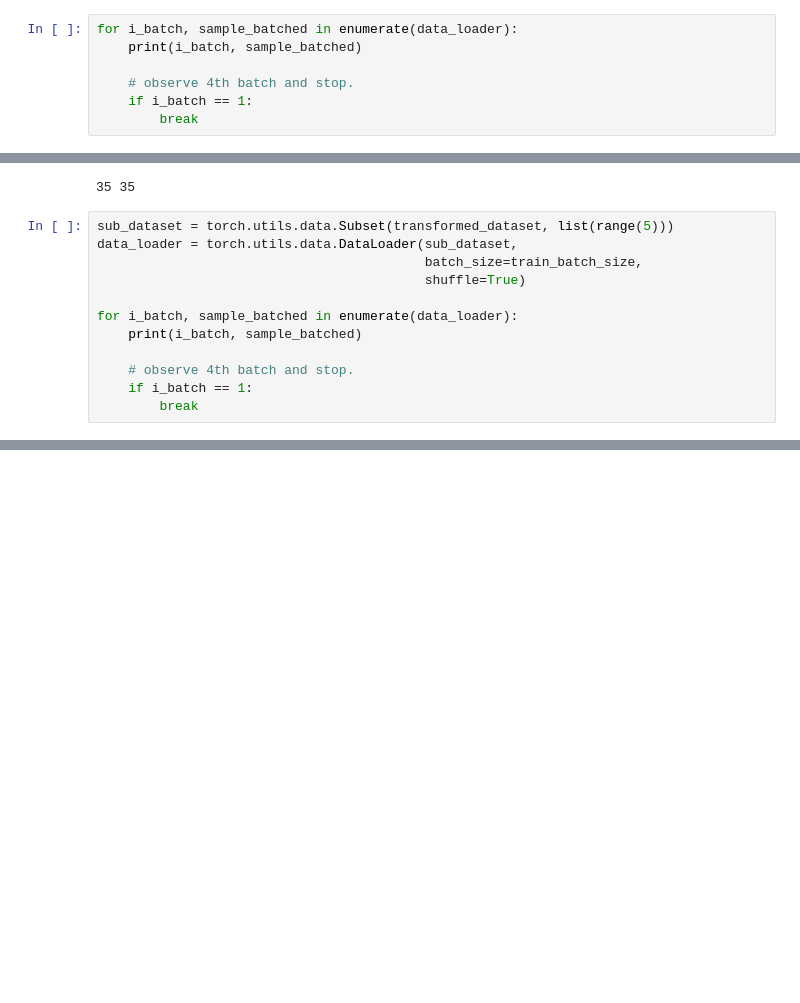
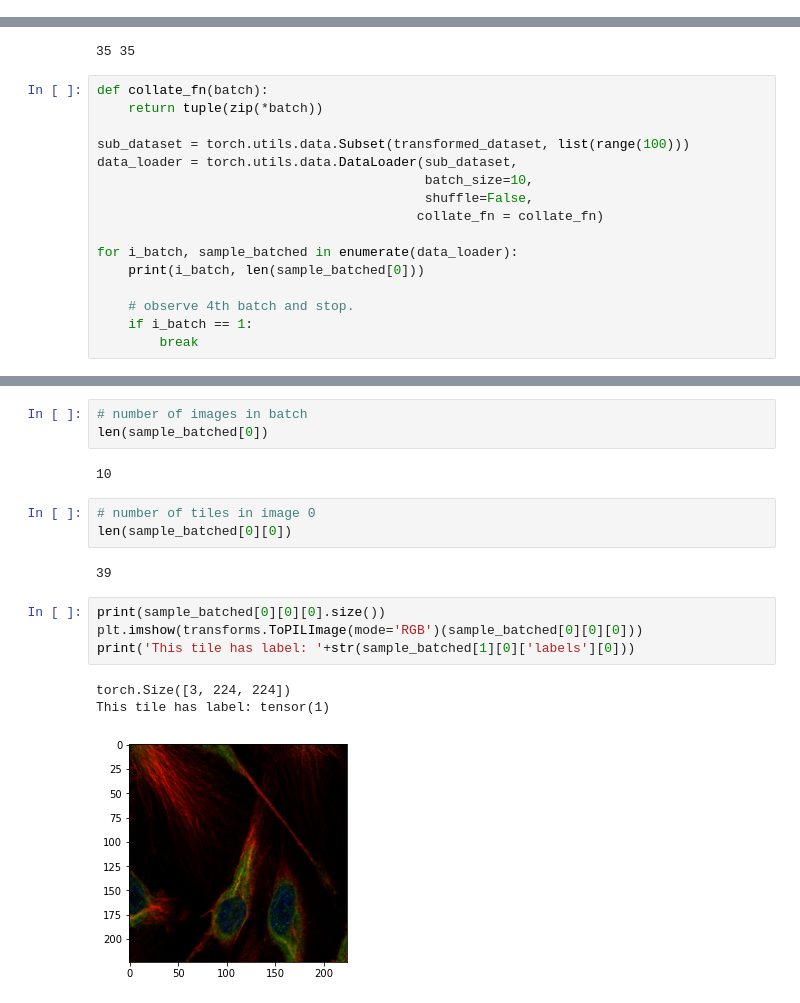
Before and after one commit to trainandgain/HPA-Single-Cell-Classification, a Jupyter notebook: notebooks/pytorch_dataset_dataloader.ipynb, the cells around one changed output, grey strips where cells are left out. Cells and saved outputs as stored; diff of their text form; blank space fills up the shorter version.

```diff
--- a/notebooks/pytorch_dataset_dataloader.ipynb
+++ b/notebooks/pytorch_dataset_dataloader.ipynb
@@ -393,7 +323,0 @@ data_loader = torch.utils.data.DataLoader(sub_dataset,
-# %%
-for i_batch, sample_batched in enumerate(data_loader):
-    print(i_batch, sample_batched)
-
-    # observe 4th batch and stop.
-    if i_batch == 1:
-        break
@@ -424,13 +351,17 @@ print(len(imgs), len(annotations['labels']))
 # %% [output]
 35 35
 # %%
-sub_dataset = torch.utils.data.Subset(transformed_dataset, list(range(5)))
+def collate_fn(batch):
+    return tuple(zip(*batch))
+
+sub_dataset = torch.utils.data.Subset(transformed_dataset, list(range(100)))
 data_loader = torch.utils.data.DataLoader(sub_dataset,
-                                          batch_size=train_batch_size,
-                                          shuffle=True)
+                                          batch_size=10,
+                                          shuffle=False,
+                                         collate_fn = collate_fn)
 
 for i_batch, sample_batched in enumerate(data_loader):
-    print(i_batch, sample_batched)
+    print(i_batch, len(sample_batched[0]))
 
     # observe 4th batch and stop.
     if i_batch == 1:
@@ -456,3 +410,21 @@ for i_batch, sample_batched in enumerate(data_loader):
+# %%
+# number of images in batch
+len(sample_batched[0])
+# %% [output]
+10
+# %%
+# number of tiles in image 0
+len(sample_batched[0][0])
+# %% [output]
+39
+# %%
+print(sample_batched[0][0][0].size())
+plt.imshow(transforms.ToPILImage(mode='RGB')(sample_batched[0][0][0]))
+print('This tile has label: '+str(sample_batched[1][0]['labels'][0]))
+# %% [output]
+torch.Size([3, 224, 224])
+This tile has label: tensor(1)
+[figure, added]
 # %% [markdown]
 # Model
 
```
Also changed, not shown: parts of 22 cells of this notebook.
